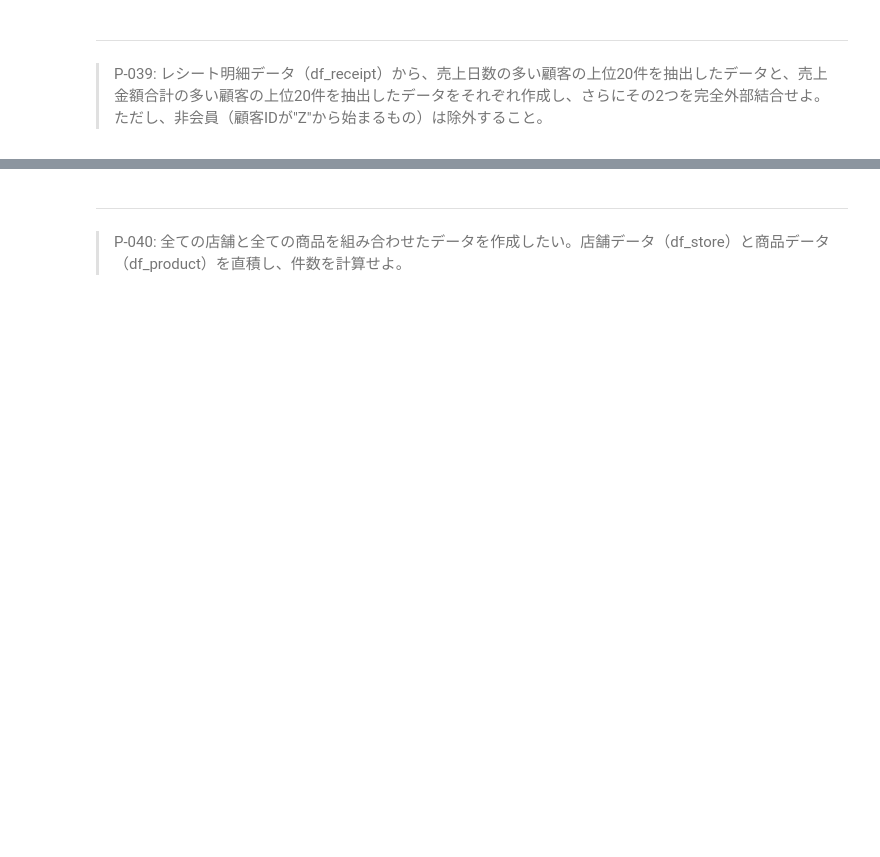
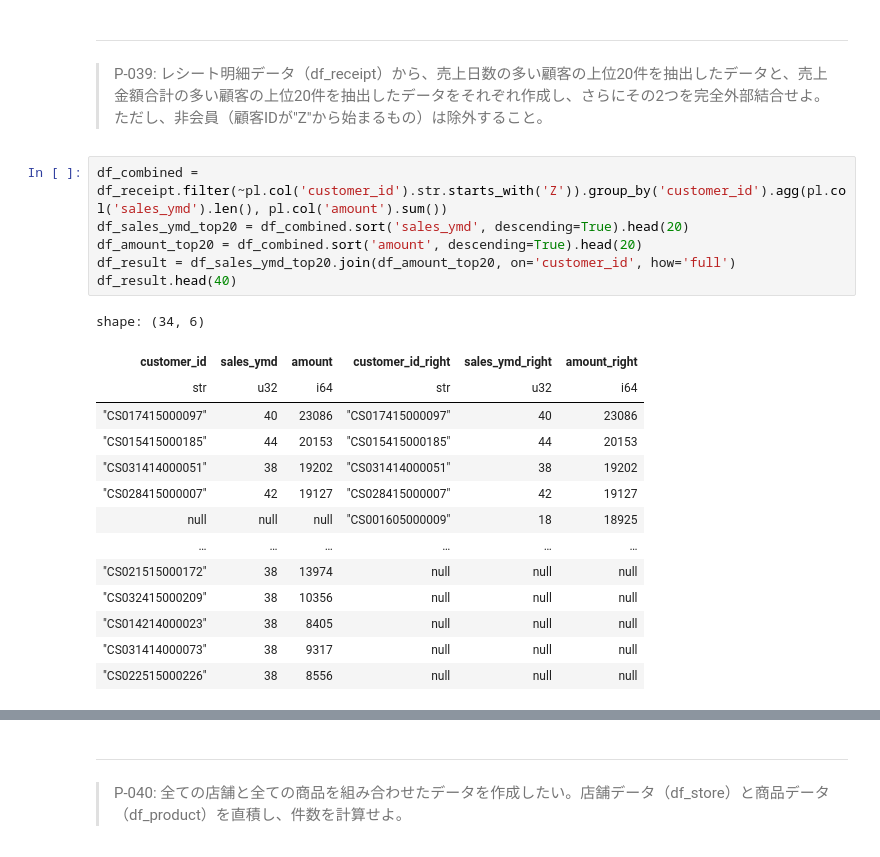
Before and after one commit to nattsubac/100knock, a Jupyter notebook: notebooks/preprocess_knock_Polars.ipynb, the cells around one changed output, grey strips where cells are left out. Cells and saved outputs as stored; diff of their text form; blank space fills up the shorter version.

```diff
--- a/notebooks/preprocess_knock_Polars.ipynb
+++ b/notebooks/preprocess_knock_Polars.ipynb
@@ -339,3 +390,24 @@ df_receipt.join(
 # %% [markdown]
 ---
 > P-039: レシート明細データ（df_receipt）から、売上日数の多い顧客の上位20件を抽出したデータと、売上金額合計の多い顧客の上位20件を抽出したデータをそれぞれ作成し、さらにその2つを完全外部結合せよ。ただし、非会員（顧客IDが"Z"から始まるもの）は除外すること。
+# %%
+df_combined = df_receipt.filter(~pl.col('customer_id').str.starts_with('Z')).group_by('customer_id').agg(pl.col('sales_ymd').len(), pl.col('amount').sum())
+df_sales_ymd_top20 = df_combined.sort('sales_ymd', descending=True).head(20)
+df_amount_top20 = df_combined.sort('amount', descending=True).head(20)
+df_result = df_sales_ymd_top20.join(df_amount_top20, on='customer_id', how='full')
+df_result.head(40)
+# %% [output]
+shape: (34, 6)
+| customer_id | sales_ymd | amount | customer_id_right | sales_ymd_right | amount_right |
+| str | u32 | i64 | str | u32 | i64 |
+| "CS017415000097" | 40 | 23086 | "CS017415000097" | 40 | 23086 |
+| "CS015415000185" | 44 | 20153 | "CS015415000185" | 44 | 20153 |
+| "CS031414000051" | 38 | 19202 | "CS031414000051" | 38 | 19202 |
+| "CS028415000007" | 42 | 19127 | "CS028415000007" | 42 | 19127 |
+| null | null | null | "CS001605000009" | 18 | 18925 |
+| … | … | … | … | … | … |
+| "CS021515000172" | 38 | 13974 | null | null | null |
+| "CS032415000209" | 38 | 10356 | null | null | null |
+| "CS014214000023" | 38 | 8405 | null | null | null |
+| "CS031414000073" | 38 | 9317 | null | null | null |
+| "CS022515000226" | 38 | 8556 | null | null | null |
```
Also changed, not shown: parts of 20 cells of this notebook.
